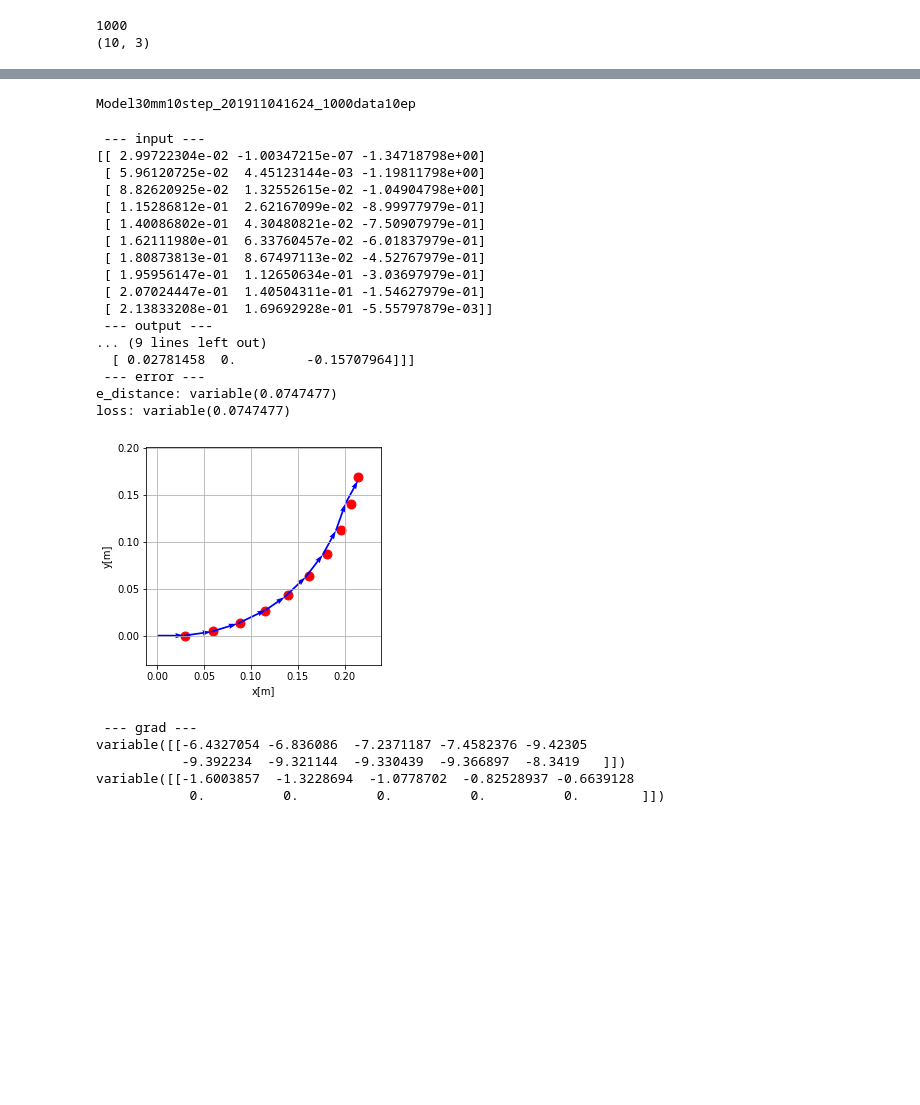
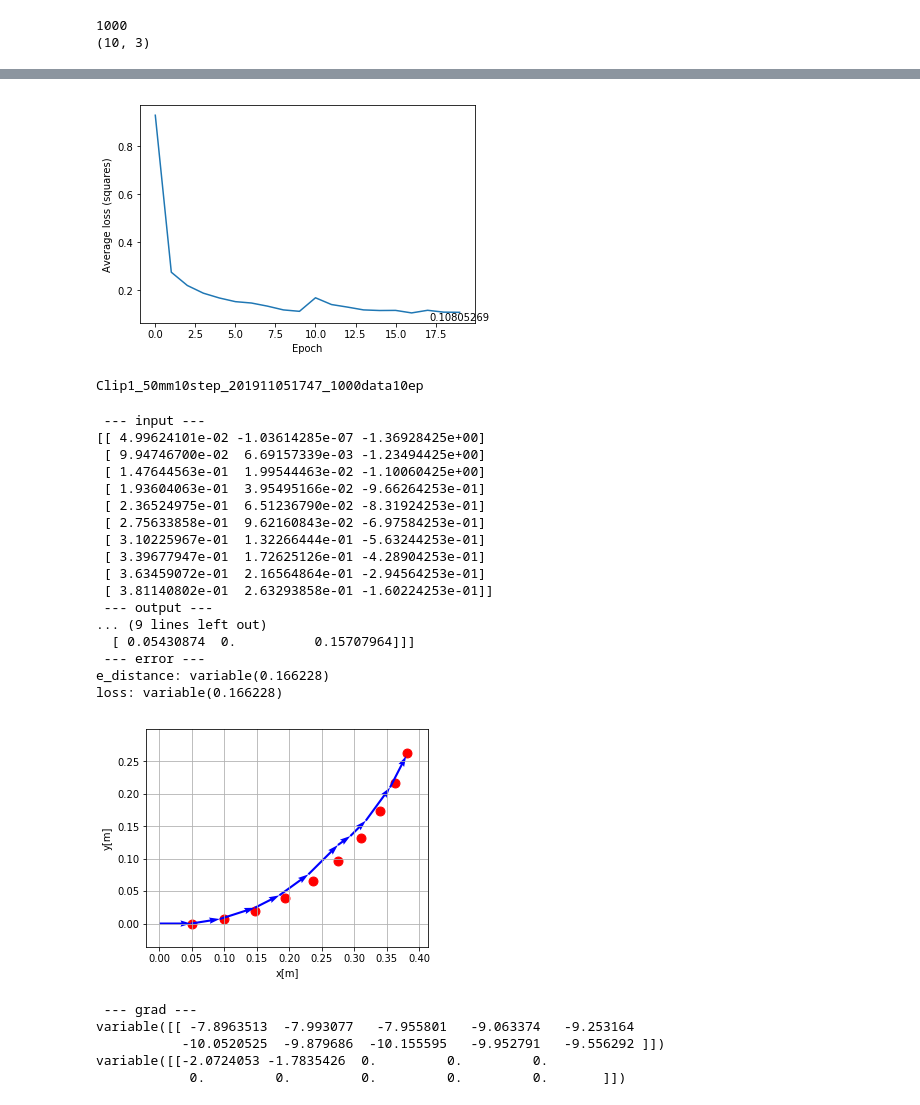
Before and after one commit to yotaseki/ROS-Cart, a Jupyter notebook: script/Train.ipynb, the cells around one changed output, grey strips where cells are left out. Drawn from its saved outputs; the diff is of its cells as text; code cells hidden in the pictures; blank space fills up the shorter version.

```diff
--- a/script/Train.ipynb
+++ b/script/Train.ipynb
@@ -94,8 +94,8 @@ DATA_SIZE = 1000
 DATA_NUM_WAYPOINTS = 10
 DATA_NUM_STEP = DATA_NUM_WAYPOINTS
 DATA_HZ = 10
-DATA_V_STEP = 0.3 / DATA_HZ # [m/step]
-DATA_MAX_V_STEP = 0.5 / DATA_HZ # [m/step]
+DATA_V_STEP = 0.5 / DATA_HZ # [m/step]
+DATA_MAX_V_STEP = 1.0 / DATA_HZ # [m/step]
 DATA_W_STEP = xp.pi * 0.5 / DATA_HZ # [rad/step]
 DATA_MAX_W_STEP = xp.pi * 0.5 / DATA_HZ # [rad/step]
 DATA_RANGE_TRANSLATE = 0 # 経路を直進方向にずらす
@@ -344,12 +344,7 @@ def train(model,opt,X,epoch=10,clipping=0):
         ep = ep + 1
         print('Epoch:',ep,', Average loss:',L / len(X))
         AvgLoss.append(L / len(X))
-    fig = plt.figure()
-    plt.plot(range(len(AvgLoss)),AvgLoss)
-    plt.xlabel('Epoch')
-    plt.ylabel('Average loss (squares)') #*10, lim_v, lim_w, )')
-    plt.text(len(AvgLoss)-1, AvgLoss[-1],str(AvgLoss[-1]),ha='center',va='top' )
-    return model, fig
+    return model, AvgLoss
 # %%
 EPOCH = 10
 model = Generator(DATA_NUM_WAYPOINTS,DATA_NUM_STEP)
@@ -359,8 +354,8 @@ if settings.gpu_index >= 0:
     model.to_gpu(settings.gpu_index)
 opt = optimizers.Adam()
 opt.setup(model)
-model,fig = train(model,opt,X_train,epoch=EPOCH)
-model,fig = train(model,opt,X_train,epoch=EPOCH,clipping=1)
+model,loss_avg = train(model,opt,X_train,epoch=EPOCH,clipping=0)
+model,loss_avg_clip = train(model,opt,X_train,epoch=EPOCH,clipping=1)
 finish_time = '{0:%Y/%m/%d %H:%M:%S}'.format(datetime.datetime.now())
 print('start:',start_time)
 print('finish:',finish_time)
@@ -387,15 +380,28 @@ finish: 2019/11/04 16:24:03
+# %%
+def plot_average_loss(loss_avg):
+    fig = plt.figure()
+    plt.plot(range(len(loss_avg)),loss_avg)
+    plt.xlabel('Epoch')
+    plt.ylabel('Average loss (squares)') #*10, lim_v, lim_w, )')
+    plt.text(len(loss_avg)-1, loss_avg[-1],str(loss_avg[-1]),ha='center',va='top' )
+    return fig
+loss_avg.extend(loss_avg_clip)
+fig = plot_average_loss(loss_avg)
+# %% [output]
+[figure, added]
 # %%
 # log
-def gen_filename():
+def gen_filename(header):
     name_date = '{0:%Y%m%d%H%M}'.format(datetime.datetime.now())
     name_epoch = '{}ep'.format(EPOCH)
     name_datasize  = '{}data'.format(DATA_SIZE)
     name_num_step = '{}step'.format(DATA_NUM_STEP)
     name_space = '{}mm'.format(int(DATA_V_STEP * 1000))
-    fn = 'Model' + name_space + name_num_step + '_' + name_date + '_'   + name_datasize + name_epoch
+    fn = header + name_space + name_num_step + '_' + name_date + '_'   + name_datasize + name_epoch
     return fn
-dirname = gen_filename()
+dirname = gen_filename('Clip1_')
+os.mkdir(dirname)
 print(dirname)
 # %% [output]
-Model30mm10step_201911041624_1000data10ep
+Clip1_50mm10step_201911051747_1000data10ep
 # %%
@@ -469,28 +474,28 @@ print(w_grad)
 #print(x_grad)
 # %% [output]
  --- input ---
-[[ 2.99722304e-02 -1.00347215e-07 -1.34718798e+00]
- [ 5.96120725e-02  4.45123144e-03 -1.19811798e+00]
- [ 8.82620925e-02  1.32552615e-02 -1.04904798e+00]
- [ 1.15286812e-01  2.62167099e-02 -8.99977979e-01]
- [ 1.40086802e-01  4.30480821e-02 -7.50907979e-01]
- [ 1.62111980e-01  6.33760457e-02 -6.01837979e-01]
- [ 1.80873813e-01  8.67497113e-02 -4.52767979e-01]
- [ 1.95956147e-01  1.12650634e-01 -3.03697979e-01]
- [ 2.07024447e-01  1.40504311e-01 -1.54627979e-01]
- [ 2.13833208e-01  1.69692928e-01 -5.55797879e-03]]
+[[ 4.99624101e-02 -1.03614285e-07 -1.36928425e+00]
+ [ 9.94746700e-02  6.69157339e-03 -1.23494425e+00]
+ [ 1.47644563e-01  1.99544463e-02 -1.10060425e+00]
+ [ 1.93604063e-01  3.95495166e-02 -9.66264253e-01]
+ [ 2.36524975e-01  6.51236790e-02 -8.31924253e-01]
+ [ 2.75633858e-01  9.62160843e-02 -6.97584253e-01]
+ [ 3.10225967e-01  1.32266444e-01 -5.63244253e-01]
+ [ 3.39677947e-01  1.72625126e-01 -4.28904253e-01]
+ [ 3.63459072e-01  2.16564864e-01 -2.94564253e-01]
+ [ 3.81140802e-01  2.63293858e-01 -1.60224253e-01]]
  --- output ---
 ... (9 lines left out)
-  [ 0.02781458  0.         -0.15707964]]]
+  [ 0.05430874  0.          0.15707964]]]
  --- error ---
-e_distance: variable(0.0747477)
-loss: variable(0.0747477)
+e_distance: variable(0.166228)
+loss: variable(0.166228)
-[figure, old version]
+[figure, new version]
  --- grad ---
-variable([[-6.4327054 -6.836086  -7.2371187 -7.4582376 -9.42305
-           -9.392234  -9.321144  -9.330439  -9.366897  -8.3419   ]])
-variable([[-1.6003857  -1.3228694  -1.0778702  -0.82528937 -0.6639128
-            0.          0.          0.          0.          0.        ]])
+variable([[ -7.8963513  -7.993077   -7.955801   -9.063374   -9.253164
+           -10.0520525  -9.879686  -10.155595   -9.952791   -9.556292 ]])
+variable([[-2.0724053 -1.7835426  0.         0.         0.
+            0.         0.         0.         0.         0.       ]])
 # %%
 for i in range(10):
     rand_rad = xp.random.rand()*(2*DATA_W_STEP)-DATA_W_STEP # -36 ~ 36 m/step
```
Also changed, not shown: parts of 6 cells of this notebook, 1 other file.
